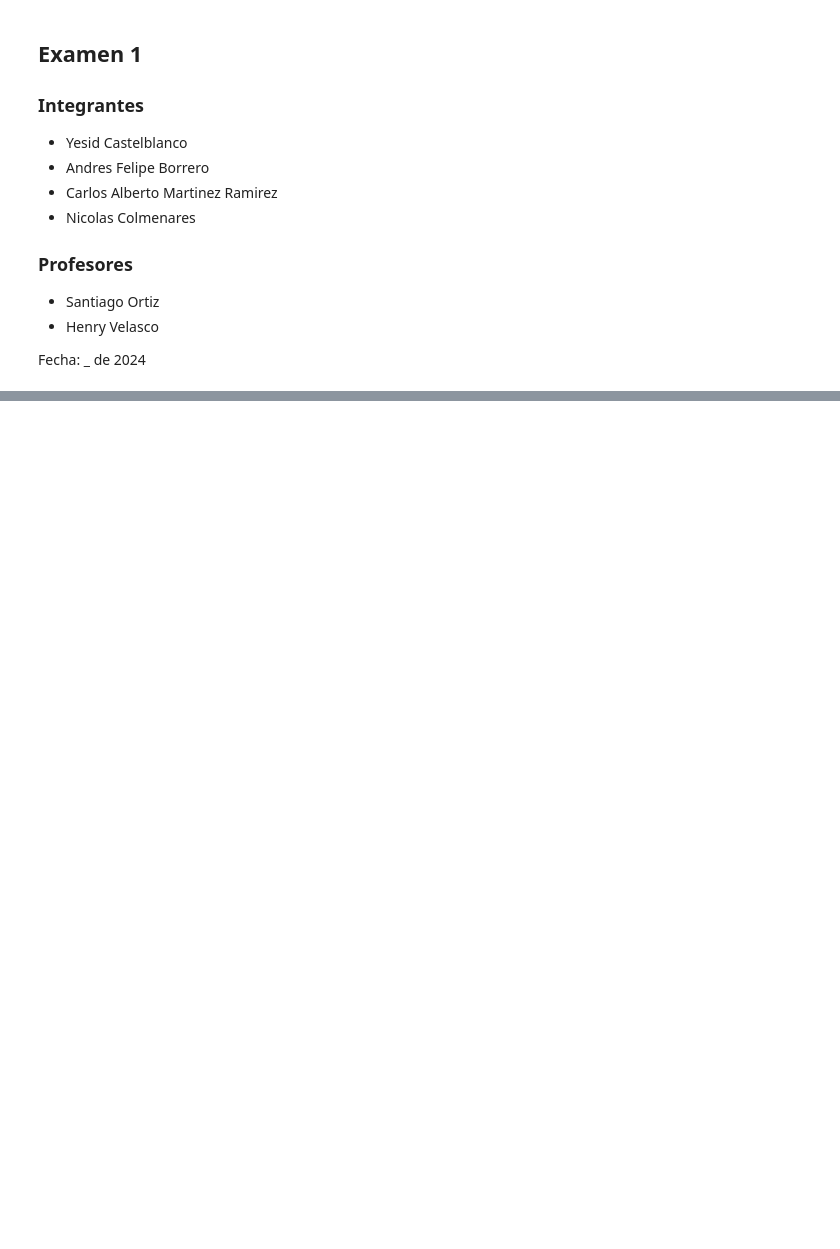
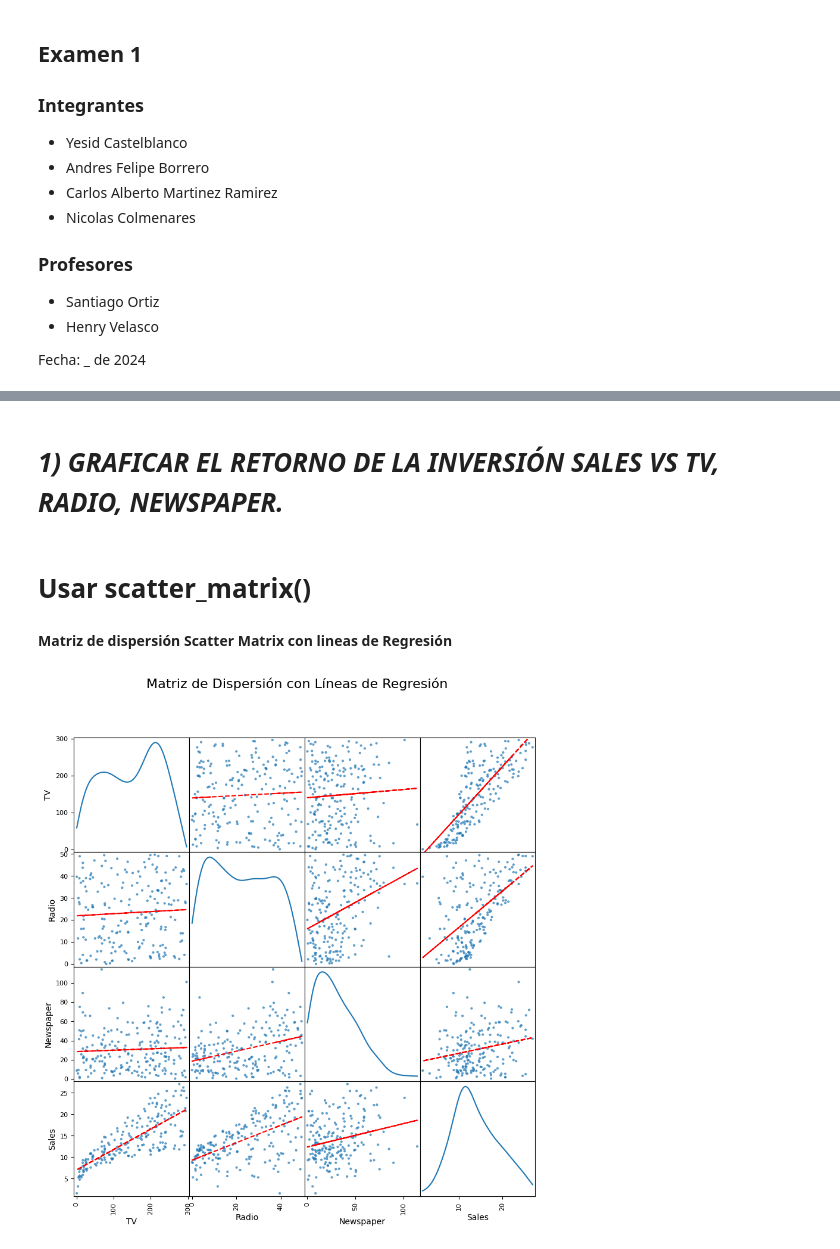
Before and after one commit to cam2149/MachinelearningI, a Jupyter notebook: Examen1_Ejercicio4.ipynb, the cells around one changed output, grey strips where cells are left out. Drawn from its saved outputs; the diff is of its cells as text; code cells hidden in the pictures; blank space fills up the shorter version.

```diff
--- a/Examen1_Ejercicio4.ipynb
+++ b/Examen1_Ejercicio4.ipynb
@@ -209,0 +64,8 @@ _ = plt.legend()
+# %%
+# Leemos el archivo PUBLICIDAD.CSV y lo cargamos en un DataFrame de Pandas
+
+df = pd.read_csv('https://raw.githubusercontent.com/cam2149/MachinelearningI/refs/heads/main/publicidad.csv')
+# %%
+# Realizamos un filtro al df dejando solo los campos que se van a analizar
+
+df_filtro = df[["TV","Radio","Newspaper","Sales"]]
@@ -209,0 +98,27 @@ _ = plt.legend()
+# %% [markdown]
+
+# ***1)  GRAFICAR EL RETORNO DE LA INVERSIÓN SALES VS TV, RADIO, NEWSPAPER.***
+# %% [markdown]
+# **Usar scatter_matrix()**
+# %% [markdown]
+**Matriz de dispersión Scatter Matrix con lineas de Regresión**
+# %%
+# Crear la scatter matrix
+fig, axes = plt.subplots(nrows=len(df_filtro.columns), ncols=len(df_filtro.columns), figsize=(10, 10))
+scatter_matrix(df_filtro, alpha=0.7, ax=axes, diagonal='kde')
+
+# Trazar líneas de regresión en cada gráfico
+for i in range(len(df_filtro.columns)):
+    for j in range(len(df_filtro.columns)):
+        if i != j:
+            ax = axes[i, j]  # Acceder al eje correspondiente
+            # Calcular la regresión lineal
+            x = df_filtro.iloc[:, j]
+            y = df_filtro.iloc[:, i]
+            m, b = np.polyfit(x, y, 1)  # m: pendiente, b: intersección
+            ax.plot(x, m * x + b, color='red', linestyle='--')  # Traza la línea de regresión
+
+plt.suptitle('Matriz de Dispersión con Líneas de Regresión', fontsize=16)
+plt.show()
+# %% [output]
+[figure, added]
```
Also changed, not shown: parts of 45 cells of this notebook.
